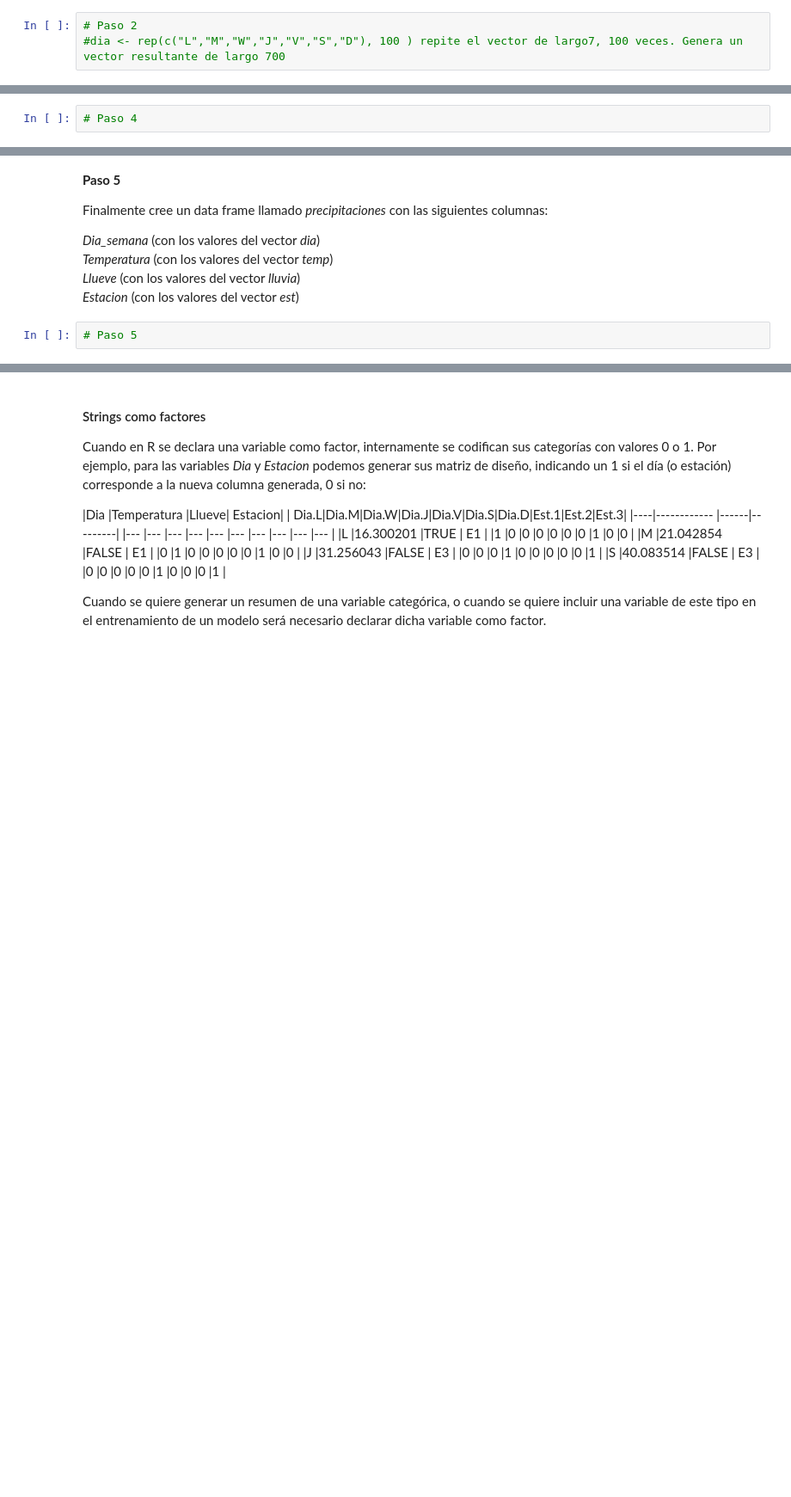
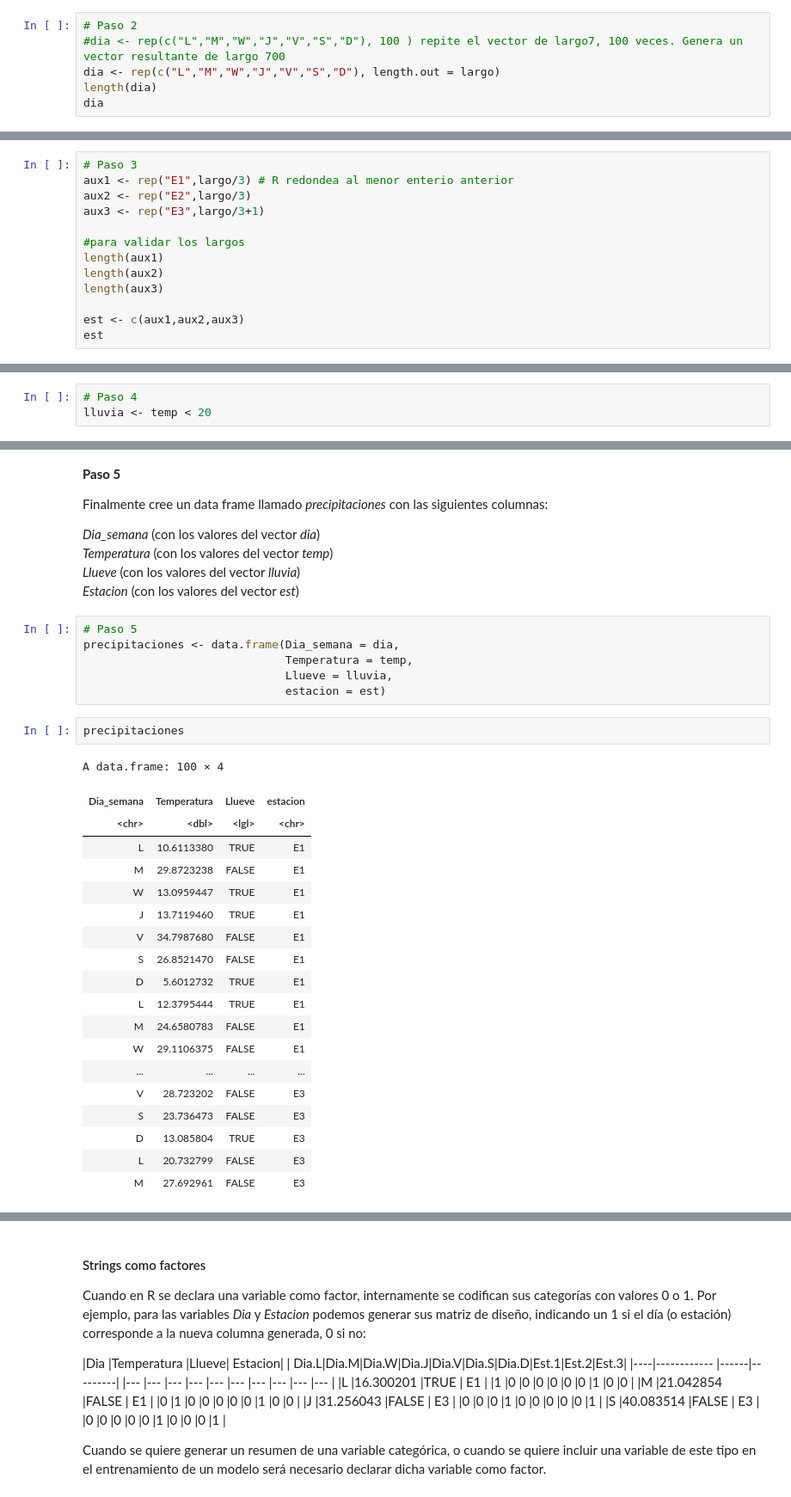
Before and after one commit to kerlesuwu/DBDC_202010_Programacion_en_R_para_ciencia_de_datos, a Jupyter notebook: Clases/Clase2/Clase_2_05_mini_taller.ipynb, the cells around one changed output, grey strips where cells are left out. Shown: that part at 86% size. Drawn from its saved outputs; the diff is of its cells as text; blank space fills up the shorter version.

```diff
--- a/Clases/Clase2/Clase_2_05_mini_taller.ipynb
+++ b/Clases/Clase2/Clase_2_05_mini_taller.ipynb
@@ -25,3 +47,6 @@ Genere un vector llamado _dia_ del mismo largo que que *temp*, que contenga los
 # %%
 # Paso 2
 #dia <- rep(c("L","M","W","J","V","S","D"), 100 ) repite el vector de largo7, 100 veces. Genera un vector resultante de largo 700
+dia <- rep(c("L","M","W","J","V","S","D"), length.out = largo)
+length(dia)
+dia
@@ -36,0 +68,13 @@ Genere un vector llamado _est_, del mismo largo que _temp_, que en el primer ter
+# %%
+# Paso 3
+aux1 <- rep("E1",largo/3) # R redondea al menor enterio anterior
+aux2 <- rep("E2",largo/3)
+aux3 <- rep("E3",largo/3+1)
+
+#para validar los largos
+length(aux1)
+length(aux2)
+length(aux3)
+
+est <- c(aux1,aux2,aux3)
+est
@@ -40,3 +95,4 @@ Genere un vector llamado _est_, del mismo largo que _temp_, que en el primer ter
 Genere un vector llamado _lluvia_ del mismo largo que _temp_, que sea TRUE en las posiciones en que _temp_ sea menor que 20, y FALSE en caso contrario.
 # %%
 # Paso 4
+lluvia <- temp < 20
@@ -49,5 +117,31 @@ Finalmente cree un data frame llamado _precipitaciones_ con las siguientes colum
 *Temperatura* (con los valores del vector _temp_)<br>
 *Llueve* (con los valores del vector _lluvia_)<br>
 *Estacion* (con los valores del vector _est_)<br>
-# %%
-# Paso 5
+# %%
+# Paso 5
+precipitaciones <- data.frame(Dia_semana = dia,
+                              Temperatura = temp,
+                              Llueve = lluvia,
+                              estacion = est)
+# %%
+precipitaciones
+# %% [output]
+A data.frame: 100 × 4
+| Dia_semana | Temperatura | Llueve | estacion |
+| <chr> | <dbl> | <lgl> | <chr> |
+| L | 10.6113380 | TRUE | E1 |
+| M | 29.8723238 | FALSE | E1 |
+| W | 13.0959447 | TRUE | E1 |
+| J | 13.7119460 | TRUE | E1 |
+| V | 34.7987680 | FALSE | E1 |
+| S | 26.8521470 | FALSE | E1 |
+| D | 5.6012732 | TRUE | E1 |
+| L | 12.3795444 | TRUE | E1 |
+| M | 24.6580783 | FALSE | E1 |
+| W | 29.1106375 | FALSE | E1 |
+| ... | ... | ... | ... |
+| V | 28.723202 | FALSE | E3 |
+| S | 23.736473 | FALSE | E3 |
+| D | 13.085804 | TRUE | E3 |
+| L | 20.732799 | FALSE | E3 |
+| M | 27.692961 | FALSE | E3 |
```
Also changed, not shown: parts of 13 cells of this notebook.
